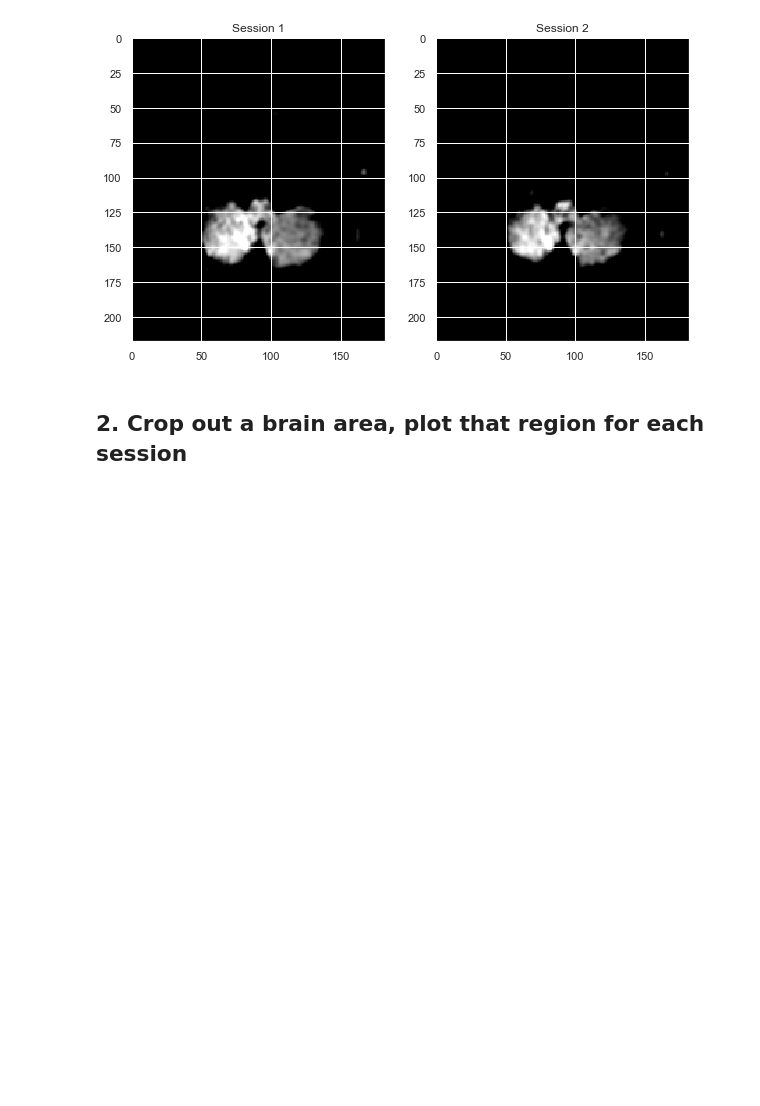
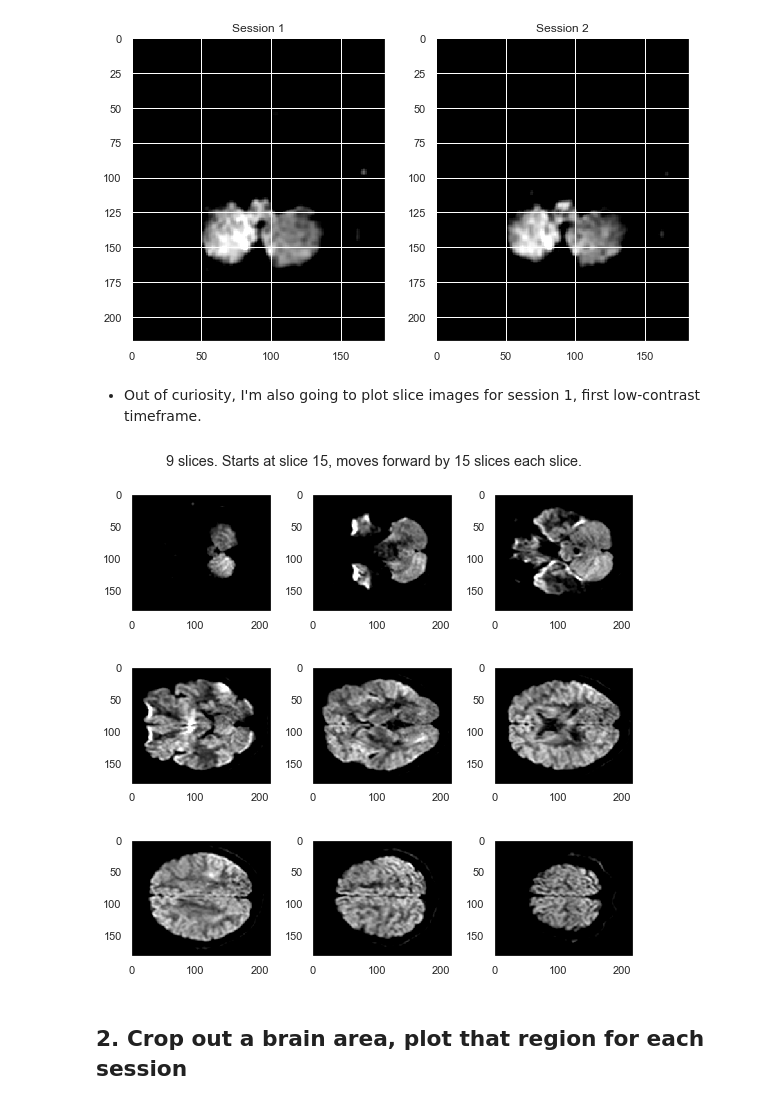
Before and after one commit to loftusa/mri-code-challenge, a Jupyter notebook: Main-analysis.ipynb, the cells around one changed output. Cells and saved outputs as stored; diff of their text form; code cells hidden in the pictures; blank space fills up the shorter version.

```diff
--- a/Main-analysis.ipynb
+++ b/Main-analysis.ipynb
@@ -203,6 +204,21 @@ ax1.set_title('Session 1');
 ax2.set_title('Session 2');
 # %% [output]
 [figure]
+# %% [markdown]
+- Out of curiosity, I'm also going to plot slice images for session 1, first low-contrast timeframe.
+# %%
+fig, ax = plt.subplots(3, 3, figsize=(9,9))
+
+# Loop through every 15 axial slices of the first mri data, starting at slice 15, giving pictures
+for i, axi in enumerate(ax.flat):
+    axi.imshow(mri1_data[:, :, (15*i + 15), 0], vmin=60, vmax=250, cmap='gray')
+    axi.grid()
+
+# Title the graph
+fig.subplots_adjust(wspace=.3)
+plt.suptitle('9 slices. Starts at slice 15, moves forward by 15 slices each slice.', y=0.92);
+# %% [output]
+[figure, added]
 # %% [markdown]
 ## 2. Crop out a brain area, plot that region for each session
 # %% [markdown]
```
Also changed, not shown: parts of 28 cells of this notebook.
